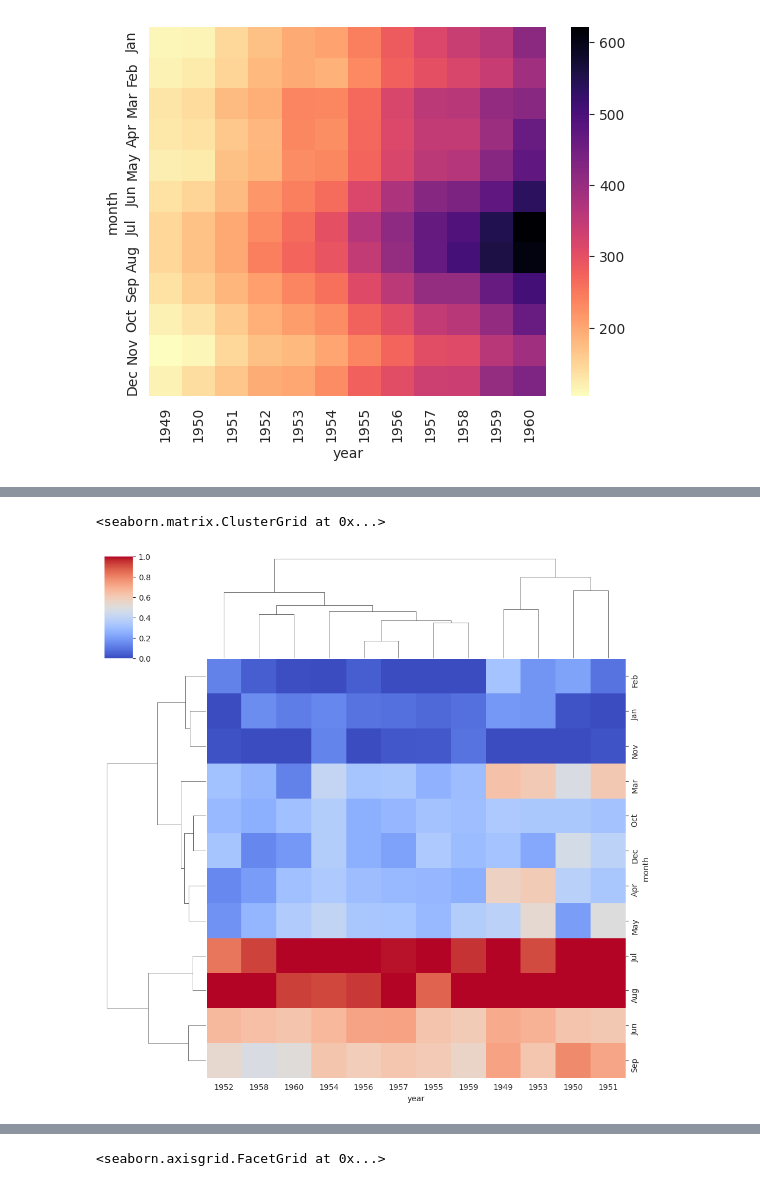
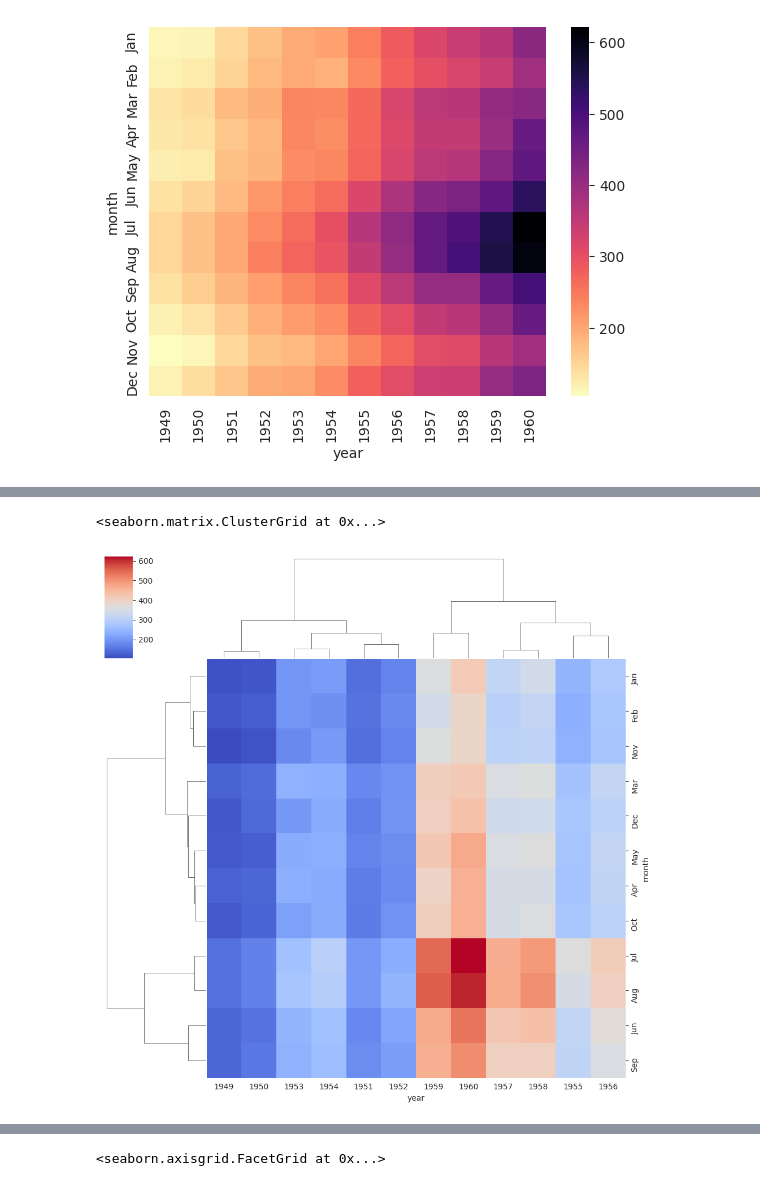
Before and after one commit to drolsonmi/math3080, a Jupyter notebook: Notes/08b Graphs_Seaborn.ipynb, the cells around one changed output, grey strips where cells are left out. Cells and saved outputs as stored; diff of their text form; code cells hidden in the pictures.

```diff
--- a/Notes/08b Graphs_Seaborn.ipynb
+++ b/Notes/08b Graphs_Seaborn.ipynb
@@ -316,5 +321,5 @@ sns.clustermap(pvflights)
 # %%
-sns.clustermap(pvflights,cmap='coolwarm',standard_scale=1)
+sns.clustermap(pvflights,cmap='coolwarm',standard_scale=None)
 # %% [output]
 <seaborn.matrix.ClusterGrid at 0x...>
-[figure, old version]
+[figure, new version]
```
Also changed, not shown: parts of 58 cells of this notebook.
